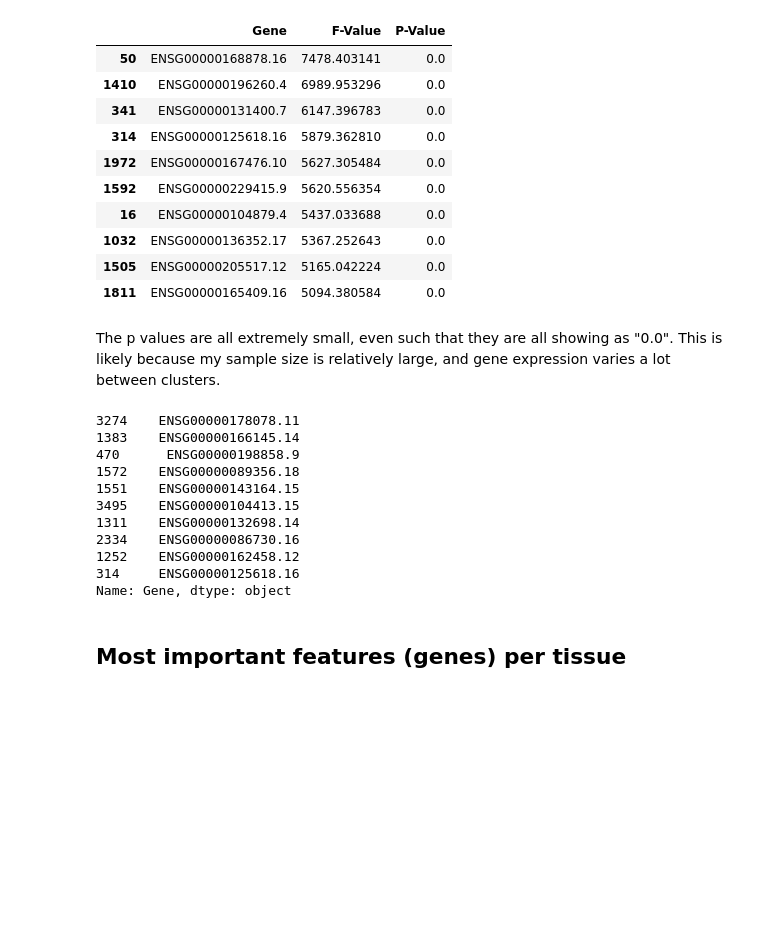
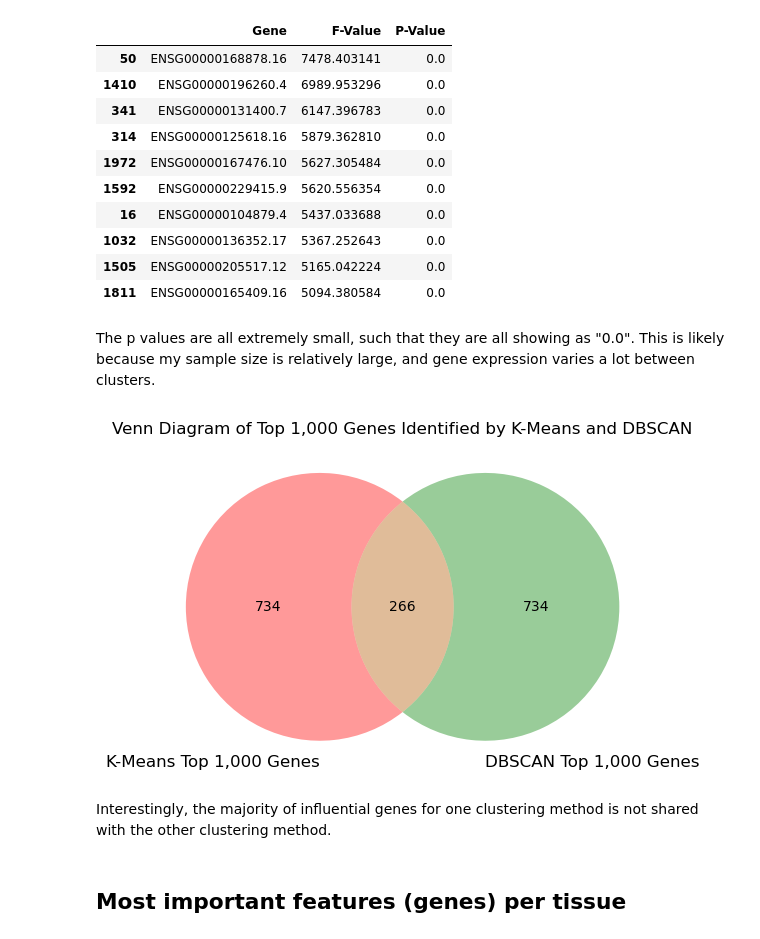
Before and after one commit to graceakatsu/cu-cpbs-7602, a Jupyter notebook: assignment01/04_cluster_evaluation_and_interpretation.ipynb, the cells around one changed output. Drawn from its saved outputs; the diff is of its cells as text; code cells hidden in the pictures; blank space fills up the shorter version.

```diff
--- a/assignment01/04_cluster_evaluation_and_interpretation.ipynb
+++ b/assignment01/04_cluster_evaluation_and_interpretation.ipynb
@@ -413,20 +417,19 @@ dbscan_anova_results.head(10)
 | 1505 | ENSG00000205517.12 | 5165.042224 | 0.0 |
 | 1811 | ENSG00000165409.16 | 5094.380584 | 0.0 |
 # %% [markdown]
-The p values are all extremely small, even such that they are all showing as "0.0". This is likely because my sample size is relatively large, and gene expression varies a lot between clusters.
+The p values are all extremely small, such that they are all showing as "0.0". This is likely because my sample size is relatively large, and gene expression varies a lot between clusters.
 # %%
-k10_anova_results.head(10)['Gene']
+# Let's view the Venn diagram of the top 1000 genes found by each method
+k10_top1000_genes = set(k10_anova_results.head(1000)['Gene'])
+dbscan_top1000_genes = set(dbscan_anova_results.head(1000)['Gene'])
+
+venn2(subsets = (k10_top1000_genes, dbscan_top1000_genes), set_labels = ('K-Means Top 1,000 Genes', 'DBSCAN Top 1,000 Genes'))
+
+plt.title("Venn Diagram of Top 1,000 Genes Identified by K-Means and DBSCAN")
+plt.show()
 # %% [output]
-3274    ENSG00000178078.11
-1383    ENSG00000166145.14
-470      ENSG00000198858.9
-1572    ENSG00000089356.18
-1551    ENSG00000143164.15
-3495    ENSG00000104413.15
-1311    ENSG00000132698.14
-2334    ENSG00000086730.16
-1252    ENSG00000162458.12
-314     ENSG00000125618.16
-Name: Gene, dtype: object
+[figure, added]
+# %% [markdown]
+Interestingly, the majority of influential genes for one clustering method is not shared with the other clustering method.
 # %% [markdown]
 ## Most important features (genes) per tissue <a class="anchor" id="tissue_genes"></a>
```
Also changed, not shown: parts of 13 cells of this notebook, 4 other files.
